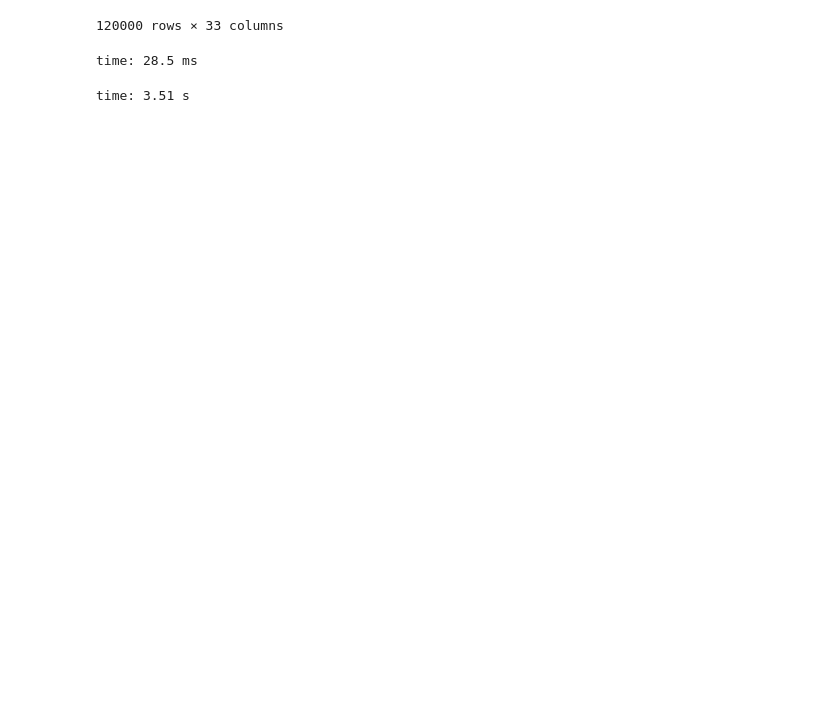
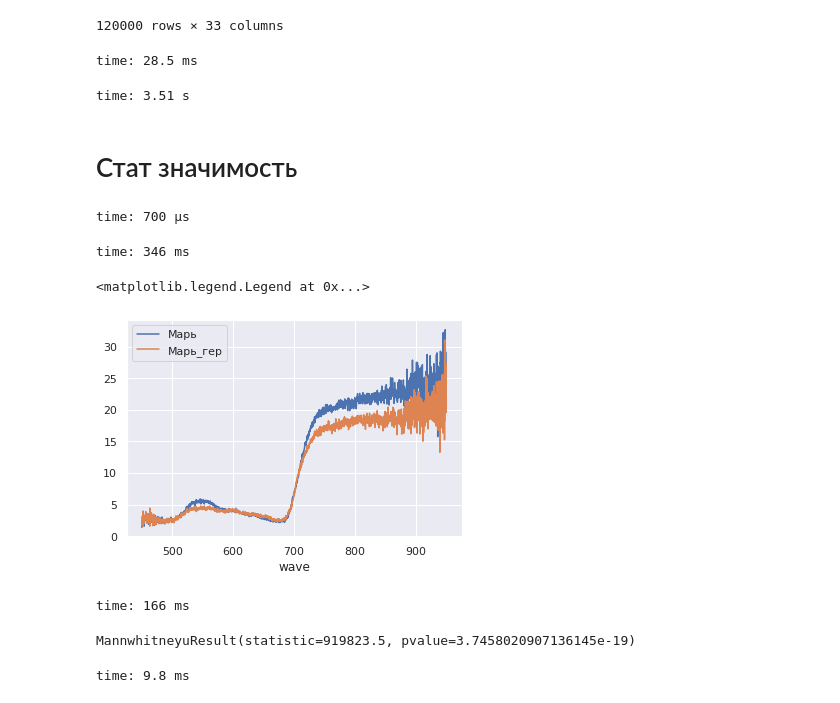
Before and after one commit to asalmin/spectral_features_crop, a Jupyter notebook: EDA.ipynb, the cells around one changed output. Cells and saved outputs as stored; diff of their text form; code cells hidden in the pictures; blank space fills up the shorter version.

```diff
--- a/EDA.ipynb
+++ b/EDA.ipynb
@@ -557,3 +558,39 @@ time: 28.5 ms
 df.to_csv(output_folder / 'train_test.csv')
 # %% [output]
 time: 3.51 s
+# %% [markdown]
+# Стат значимость
+# %%
+def get_avg_data(crop: str) -> pd.DataFrame:
+    paths_refl = get_reflection_path(crop)[::240]
+
+    data = pd.concat([
+            read_csv(path, name=parse_filename(path)) for path in paths_refl
+            ], axis=1
+    )
+
+    return data.median(axis=1)
+# %% [output]
+time: 700 µs
+# %%
+crop = "Марь"
+crop2 = "Марь_гер"
+df_crop = get_avg_data(crop)
+df_crop2 = get_avg_data(crop2)
+# %% [output]
+time: 346 ms
+# %%
+fig, ax = plt.subplots(1, 1)
+
+df_crop.plot(ax=ax, label='Марь')
+df_crop2.plot(ax=ax, label='Марь_гер')
+ax.legend()
+# %% [output]
+<matplotlib.legend.Legend at 0x...>
+[figure, added]
+time: 166 ms
+# %%
+mannwhitneyu(df_crop, df_crop2)
+# %% [output]
+MannwhitneyuResult(statistic=919823.5, pvalue=3.7458020907136145e-19)
+time: 9.8 ms
```
Also changed, not shown: parts of 8 cells of this notebook.
